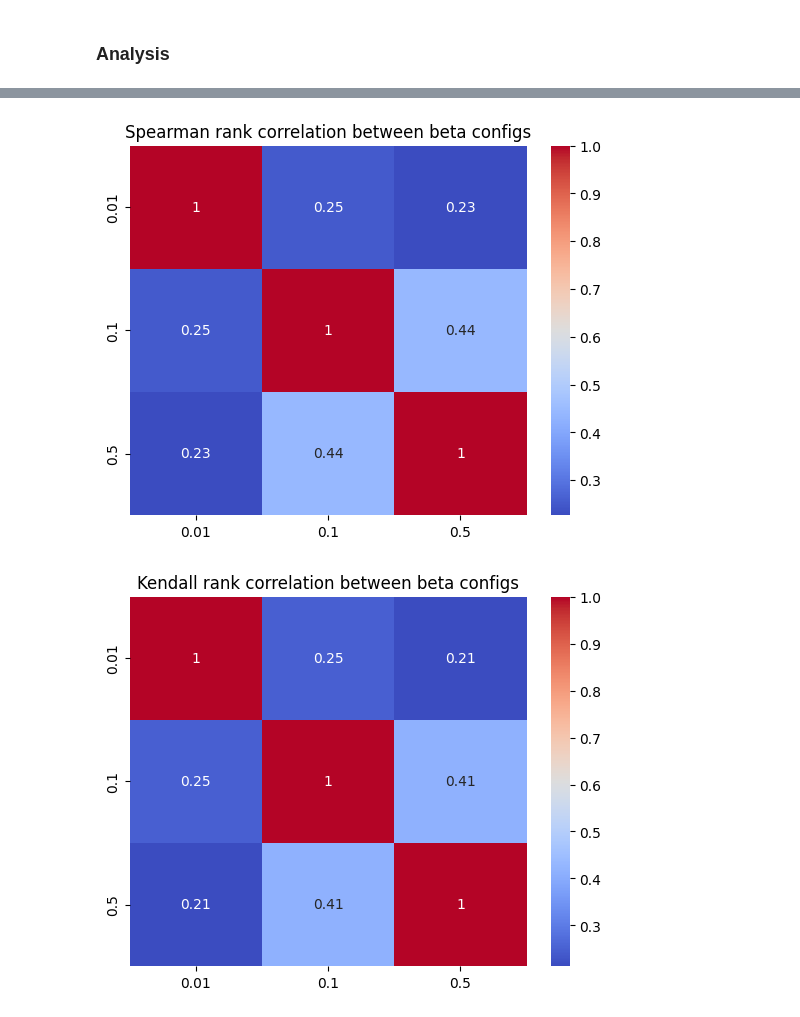
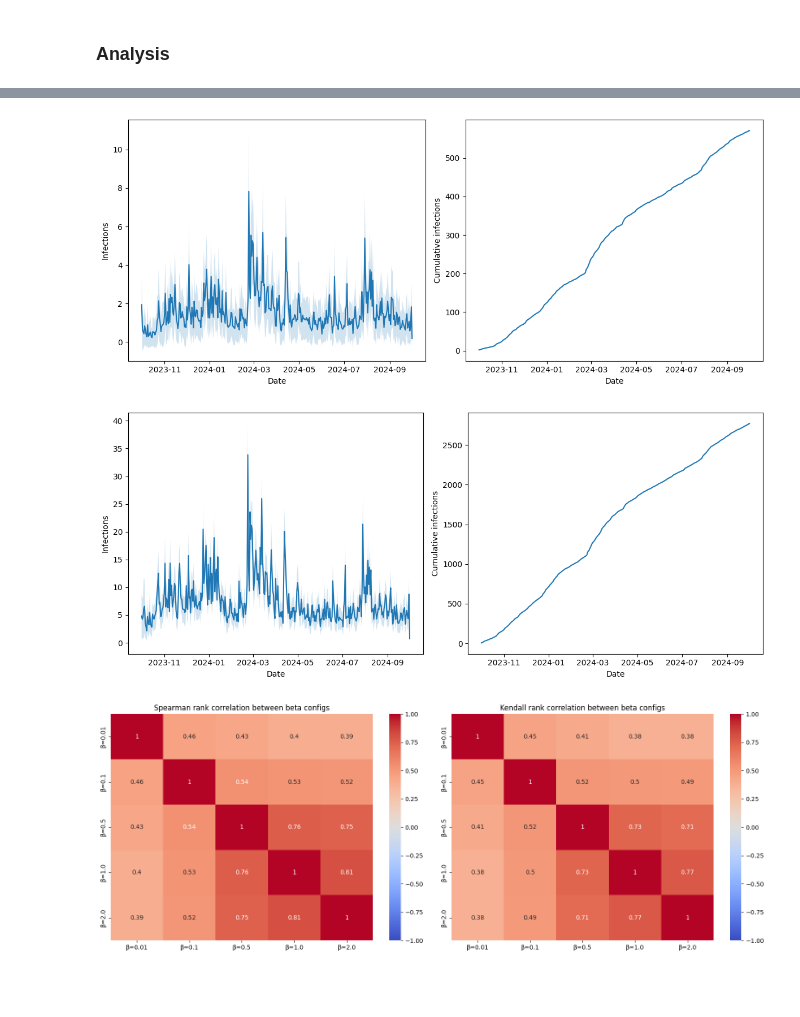
Before and after one commit to SamHes/Master-thesis, a Jupyter notebook: comp_analysis.ipynb, the cells around one changed output, grey strips where cells are left out. Cells and saved outputs as stored; diff of their text form; code cells hidden in the pictures; blank space fills up the shorter version.

```diff
--- a/comp_analysis.ipynb
+++ b/comp_analysis.ipynb
@@ -84,4 +93,7 @@ for _, row in comp_df.iterrows():
     else:
         G_comp.add_edge(from_address, to_address, weight=value)
 
-G_comp_nodes = G_comp.nodes()
+largest_wcc_nodes = max(nx.weakly_connected_components(G_comp), key=len)
+G_comp = G_comp.subgraph(largest_wcc_nodes).copy()
+
+G_comp_nodes = set(G_comp.nodes())
@@ -1908,2 +2171,9 @@ with open('COMP_SI_1_extracted_seeds_avg_infected.pkl', 'wb') as new_file:
 # %% [markdown]
 ### Analysis
+# %%
+SI_001_1_outcome = joblib.load('data/SI/comp/SI_001.pkl')
+SI_01_1_outcome = joblib.load('data/SI/comp/SI_01.pkl')
+SI_05_1_outcome = joblib.load('data/SI/comp/SI_05.pkl')
+SI_1_1_outcome = joblib.load('data/SI/comp/SI_1.pkl')
+SI_2_1_outcome = joblib.load('data/SI/comp/SI_2.pkl')
+SI_5_1_outcome = joblib.load('data/SI/comp/SI_5.pkl')
@@ -1910 +2246,9 @@ with open('COMP_SI_1_extracted_seeds_avg_infected.pkl', 'wb') as new_file:
+# %%
+plot_infections_average(SI_01_1_outcome[:10])
+# %% [output]
+[figure, added]
+# %%
+plot_infections_average(SI_05_1_outcome[:10])
+# %% [output]
+[figure, added]
 # %%
@@ -1929,29 +2270,29 @@ avg_infected_05 = [entry['avg_infected'] for entry in SI_05_outcome]
 # avg_infected_1_T = [entry['avg_infected'] for entry in SI_T_1_outcome]
 # %%
 influence_scores = {
-    '0.01': {seed['seed']: seed['avg_infected'] for seed in SI_001_outcome},
-    '0.1': {seed['seed']: seed['avg_infected'] for seed in SI_01_outcome},
-    '0.5': {seed['seed']: seed['avg_infected'] for seed in SI_05_outcome},
-    # '1.0': {seed['seed']: seed['avg_infected'] for seed in SI_1_outcome}
+    'β=0.01': {seed['seed']: seed['avg_infected'] for seed in SI_001_outcome if seed['seed'] in all_proposers_voters_delegators_in_G_comp},
+    'β=0.1': {seed['seed']: seed['avg_infected'] for seed in SI_01_outcome if seed['seed'] in all_proposers_voters_delegators_in_G_comp},
+    'β=0.5': {seed['seed']: seed['avg_infected'] for seed in SI_05_outcome if seed['seed'] in all_proposers_voters_delegators_in_G_comp},
+    'β=1.0': {seed['seed']: seed['avg_infected'] for seed in SI_1_outcome if seed['seed'] in all_proposers_voters_delegators_in_G_comp},
+    'β=2.0': {seed['seed']: seed['avg_infected'] for seed in SI_2_outcome if seed['seed'] in all_proposers_voters_delegators_in_G_comp},
+    # '5.0': {seed['seed']: seed['avg_infected'] for seed in SI_5_outcome if seed['seed'] in all_proposers_voters_delegators_in_G_comp}
 }
 
 influence_df = pd.DataFrame(influence_scores)
 # %%
 spearman_corr = influence_df.corr(method='spearman')
 kendall_corr = influence_df.corr(method='kendall')
-pearson_corr = influence_df.corr(method='pearson')
+# pearson_corr = influence_df.corr(method='pearson')
 
-sns.heatmap(spearman_corr, annot=True, cmap="coolwarm")
-plt.title("Spearman rank correlation between beta configs")
+fig, axs = plt.subplots(1, 2, figsize=(16, 6))
+
+sns.heatmap(spearman_corr, annot=True, cmap="coolwarm", vmin=-1, vmax=1, ax=axs[0])
+axs[0].set_title("Spearman rank correlation between beta configs")
+
+sns.heatmap(kendall_corr, annot=True, cmap="coolwarm", vmin=-1, vmax=1, ax=axs[1])
+axs[1].set_title("Kendall rank correlation between beta configs")
+
+plt.tight_layout()
 plt.show()
-
-sns.heatmap(kendall_corr, annot=True, cmap="coolwarm")
-plt.title("Kendall rank correlation between beta configs")
-plt.show()
-
-sns.heatmap(pearson_corr, annot=True, cmap="coolwarm")
-plt.title("Pearson correlation between beta configs")
-plt.show()
 # %% [output]
-[figure, old version]
+[figure, new version]
-[figure, removed]
```
Also changed, not shown: parts of 139 cells of this notebook, 24 other files.
